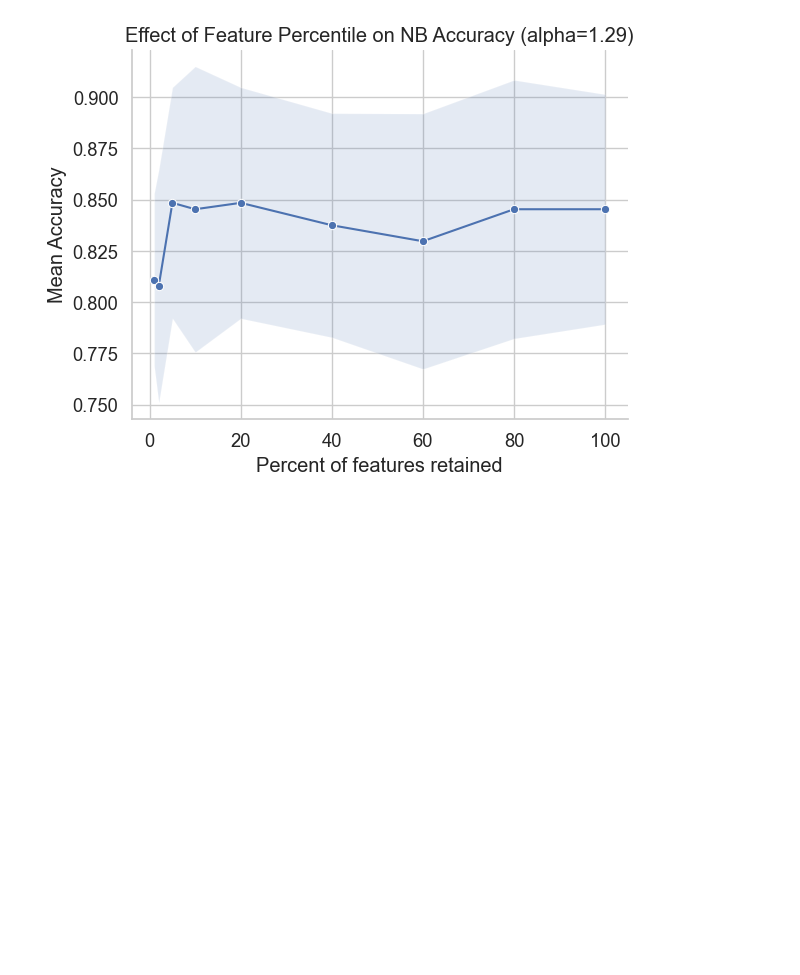
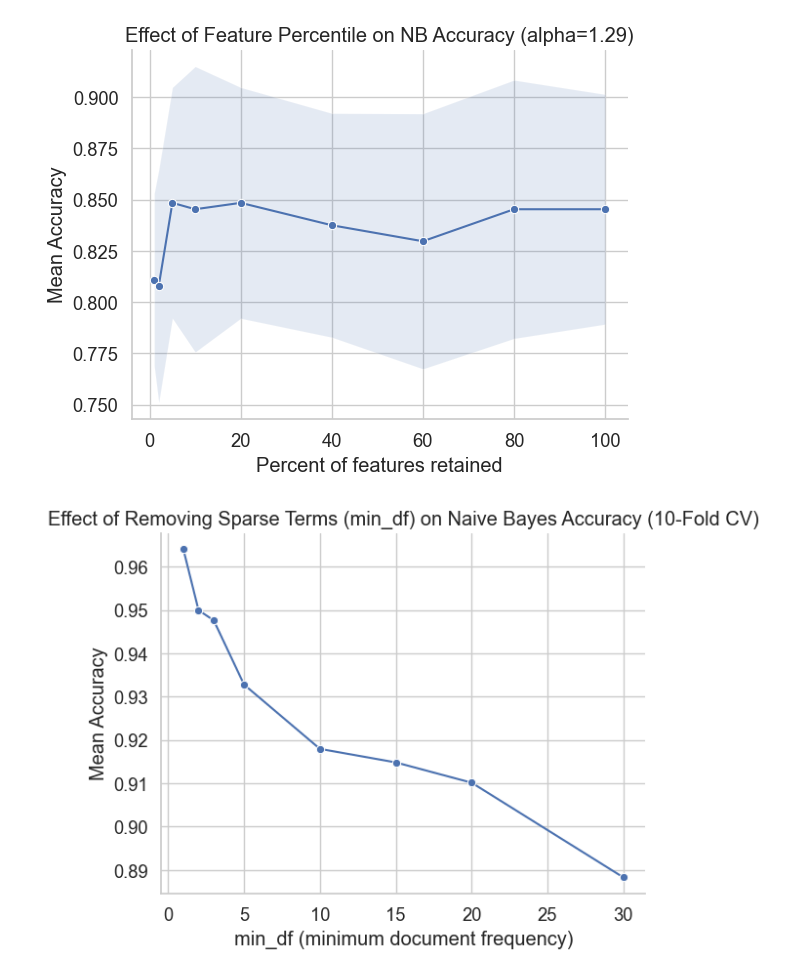
Before and after one commit to Benjaminphelps/DM-Assignment, a Jupyter notebook: ben_MultiNaiveBayes.ipynb, the cells around one changed output. Saved outputs shown, nothing was run; the diff lists cells and outputs as text; code cells hidden in the pictures; blank space fills up the shorter version.

```diff
--- a/ben_MultiNaiveBayes.ipynb
+++ b/ben_MultiNaiveBayes.ipynb
@@ -103,3 +98,44 @@ print(f"Best percentile = {best_row.percentile:.0f}% | Mean accuracy = {best_row
 # %% [output]
 Best percentile = 5% | Mean accuracy = 0.8484
 [figure]
+# %%
+# Load data
+df = pd.read_pickle("data_prepro01.pkl")
+
+# Define 10-fold cross-validation
+kf = KFold(n_splits=10, shuffle=True, random_state=42)
+
+# Range of min_df values to test (removing increasingly sparse terms)
+# Integers mean "term must appear in at least this many documents"
+min_df_values = [1, 2, 3, 5, 10, 15, 20, 30]
+
+results = []
+
+for m in min_df_values:
+    model = make_pipeline(
+        CountVectorizer(min_df=m),
+        MultinomialNB(alpha=1.0)
+    )
+    scores = cross_val_score(model, df['text'], df['label'], cv=kf, scoring='accuracy')
+    results.append({"min_df": m, "mean_accuracy": scores.mean()})
+
+# Convert results to DataFrame
+df_results = pd.DataFrame(results)
+
+# Plot
+sns.set_theme(style="whitegrid", font_scale=1.2)
+ax = sns.lineplot(
+    data=df_results,
+    x="min_df",
+    y="mean_accuracy",
+    marker="o"
+)
+
+# Customize plot
+ax.set_title("Effect of Removing Sparse Terms (min_df) on Naive Bayes Accuracy (10-Fold CV)")
+ax.set_xlabel("min_df (minimum document frequency)")
+ax.set_ylabel("Mean Accuracy")
+
+sns.despine()
+# %% [output]
+[figure, added]
```
Also changed, not shown: parts of 2 cells of this notebook, 4 other files.
